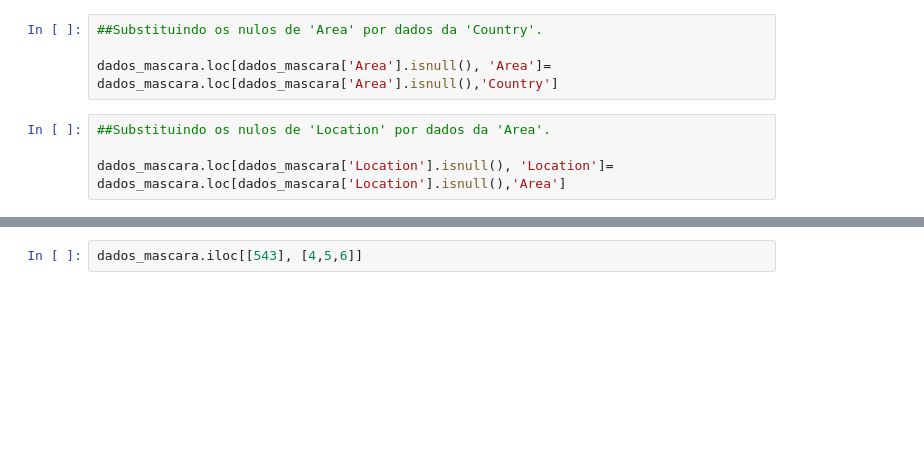
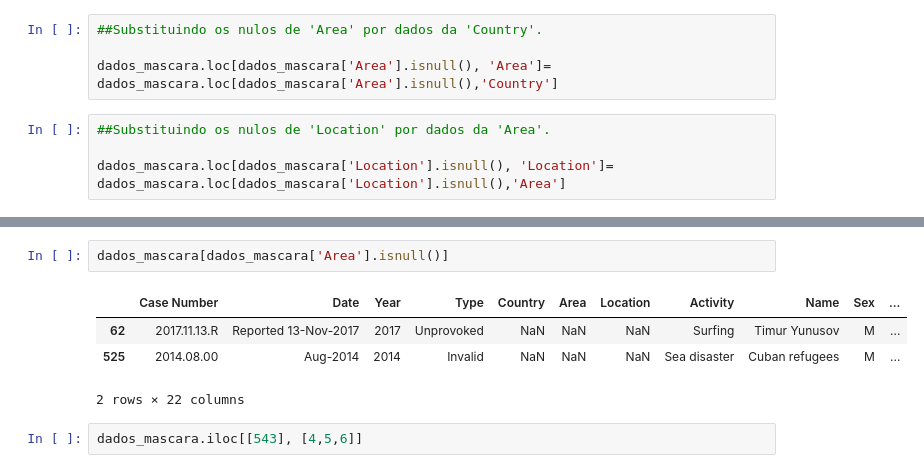
Before and after one commit to patrick-S-DS/Shark-Attack, a Jupyter notebook: shark-Attack.ipynb, the cells around one changed output, grey strips where cells are left out. Cells and saved outputs as stored; diff of their text form; blank space fills up the shorter version.

```diff
--- a/shark-Attack.ipynb
+++ b/shark-Attack.ipynb
@@ -348,3 +385,10 @@ dados_mascara.loc[dados_mascara['Location'].isnull(), 'Location']= dados_mascara
+# %%
+dados_mascara[dados_mascara['Area'].isnull()]
+# %% [output]
+|  | Case Number | Date | Year | Type | Country | Area | Location | Activity | Name | Sex | ... |
+| 62 | 2017.11.13.R | Reported 13-Nov-2017 | 2017 | Unprovoked | NaN | NaN | NaN | Surfing | Timur Yunusov | M | ... |
+| 525 | 2014.08.00 | Aug-2014 | 2014 | Invalid | NaN | NaN | NaN | Sea disaster | Cuban refugees | M | ... |
+2 rows × 22 columns
 # %%
 dados_mascara.iloc[[543], [4,5,6]]
 # %% [output]
```
Also changed, not shown: parts of 2 cells of this notebook.
